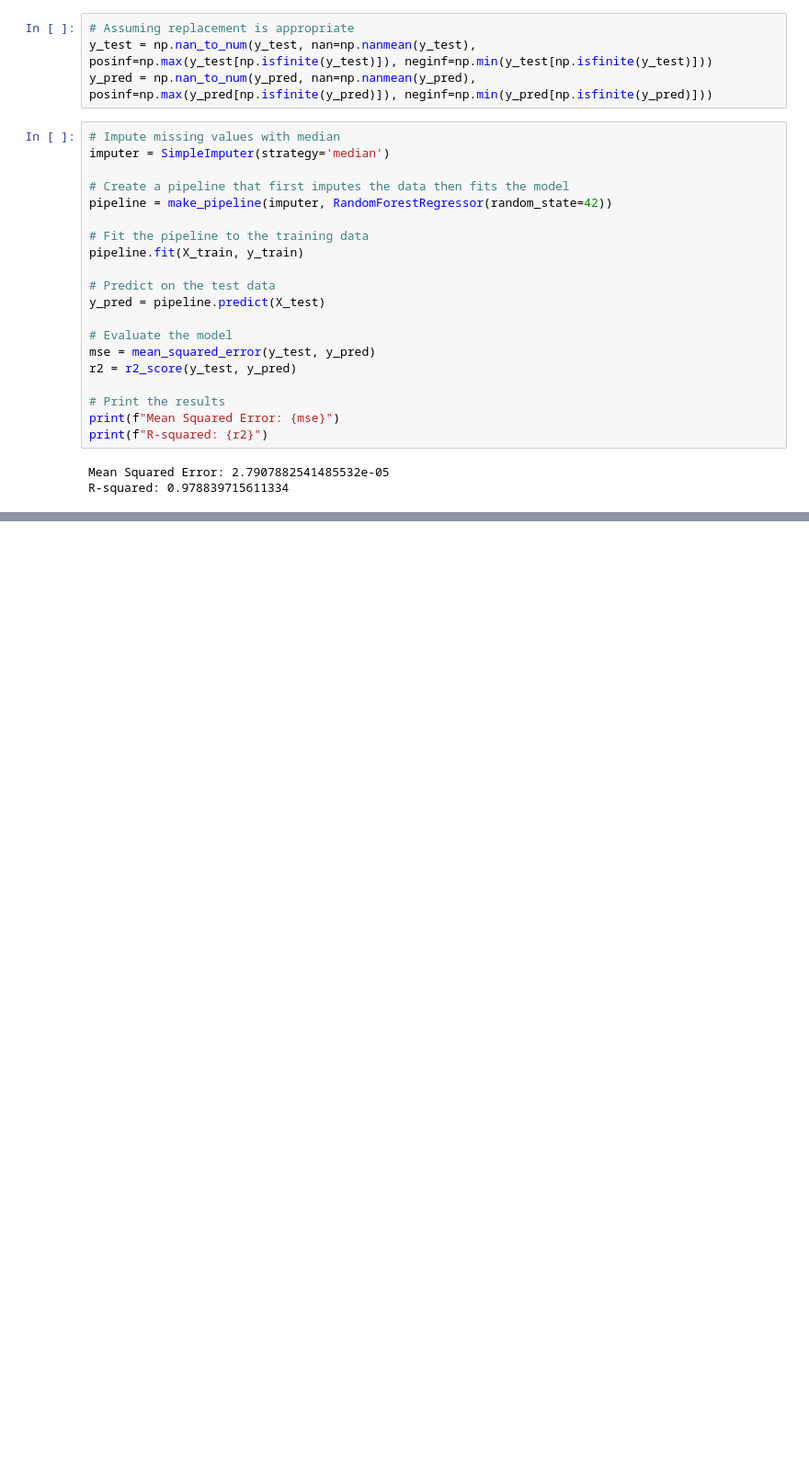
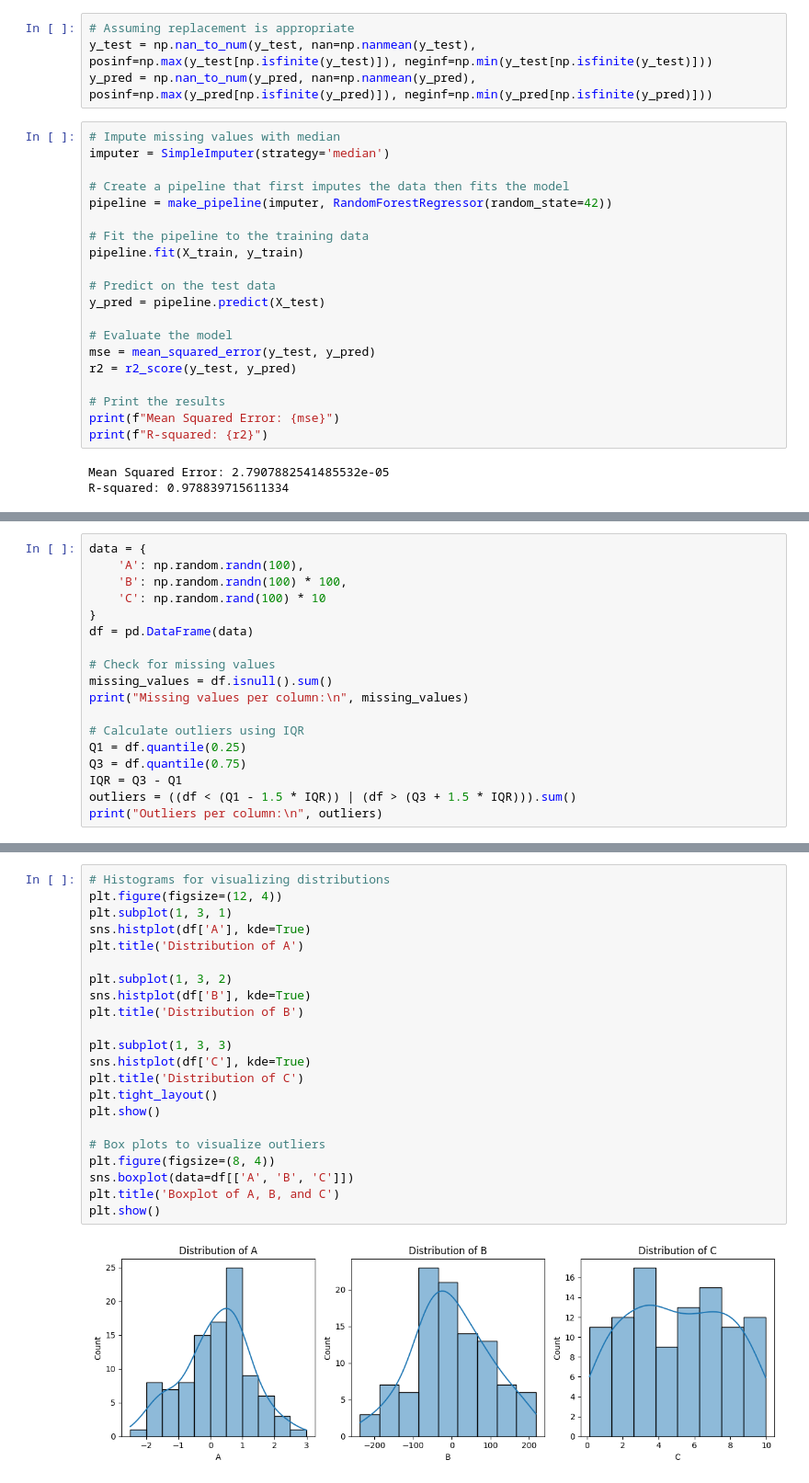
Before and after one commit to Goodevil01/Data-Prep-Ca1-, a Jupyter notebook: Strategic_Thinking_Ca2_.ipynb, the cells around one changed output, grey strips where cells are left out. Shown at 92% size. Saved outputs shown, nothing was run; the diff lists cells and outputs as text; blank space fills up the shorter version.

```diff
--- a/Strategic_Thinking_Ca2_.ipynb
+++ b/Strategic_Thinking_Ca2_.ipynb
@@ -765,0 +813,18 @@ R-squared: 0.978839715611334
+# %%
+data = {
+    'A': np.random.randn(100),
+    'B': np.random.randn(100) * 100,
+    'C': np.random.rand(100) * 10
+}
+df = pd.DataFrame(data)
+
+# Check for missing values
+missing_values = df.isnull().sum()
+print("Missing values per column:\n", missing_values)
+
+# Calculate outliers using IQR
+Q1 = df.quantile(0.25)
+Q3 = df.quantile(0.75)
+IQR = Q3 - Q1
+outliers = ((df < (Q1 - 1.5 * IQR)) | (df > (Q3 + 1.5 * IQR))).sum()
+print("Outliers per column:\n", outliers)
@@ -765,0 +842,24 @@ R-squared: 0.978839715611334
+# %%
+# Histograms for visualizing distributions
+plt.figure(figsize=(12, 4))
+plt.subplot(1, 3, 1)
+sns.histplot(df['A'], kde=True)
+plt.title('Distribution of A')
+
+plt.subplot(1, 3, 2)
+sns.histplot(df['B'], kde=True)
+plt.title('Distribution of B')
+
+plt.subplot(1, 3, 3)
+sns.histplot(df['C'], kde=True)
+plt.title('Distribution of C')
+plt.tight_layout()
+plt.show()
+
+# Box plots to visualize outliers
+plt.figure(figsize=(8, 4))
+sns.boxplot(data=df[['A', 'B', 'C']])
+plt.title('Boxplot of A, B, and C')
+plt.show()
+# %% [output]
+[figure, added]
```
Also changed, not shown: parts of 15 cells of this notebook.
